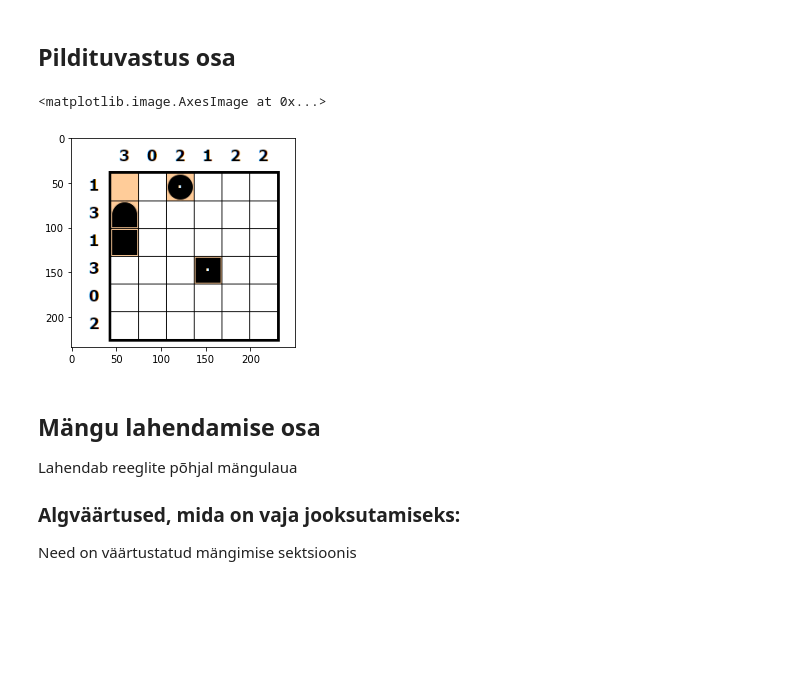
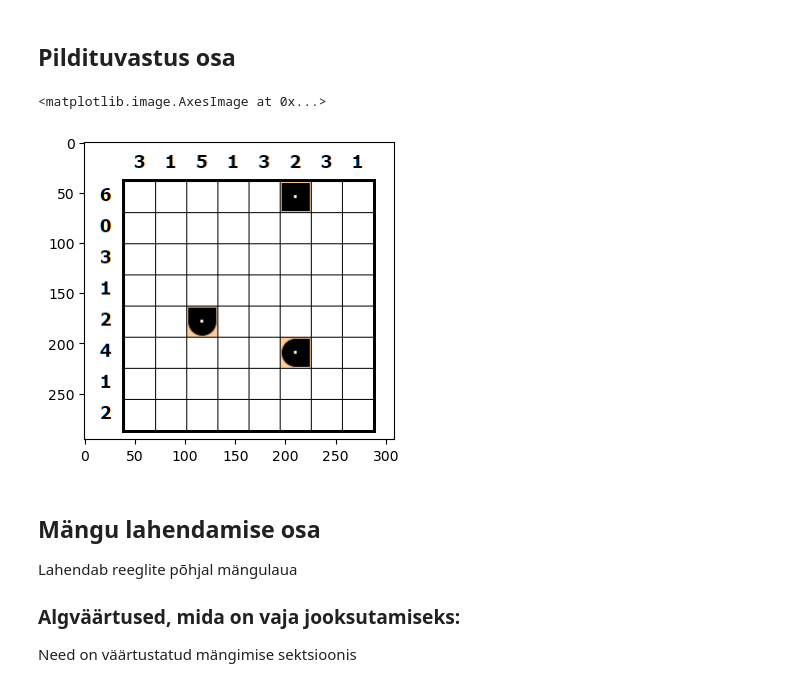
Before and after one commit to OliverSavolainen/Battleship_Solitaire_Solver, a Jupyter notebook: Battleship Solitaire Solver.ipynb, the cells around one changed output. Saved outputs shown, nothing was run; the diff lists cells and outputs as text; code cells hidden in the pictures; blank space fills up the shorter version.

```diff
--- a/Battleship Solitaire Solver.ipynb
+++ b/Battleship Solitaire Solver.ipynb
@@ -31,13 +24,13 @@ pytesseract.pytesseract.tesseract_cmd = r'/usr/local/Cellar/tesseract/5.3.0/bin/
 ## Pildituvastus osa
 # %%
 #Loe pilt
-img_rgb = cv.imread('images/puzzle6.PNG')
+img_rgb = cv.imread('images/puzzle8.PNG')
 # Mustvalge igaks juhuks
 img_gray = cv.cvtColor(img_rgb, cv.COLOR_BGR2GRAY)
 
 plt.figure(figsize=(4,4))
 plt.imshow(img_rgb)
 # %% [output]
 <matplotlib.image.AxesImage at 0x...>
-[figure, old version]
+[figure, new version]
 # %%
```
Also changed, not shown: parts of 11 cells of this notebook, 59 other files.
